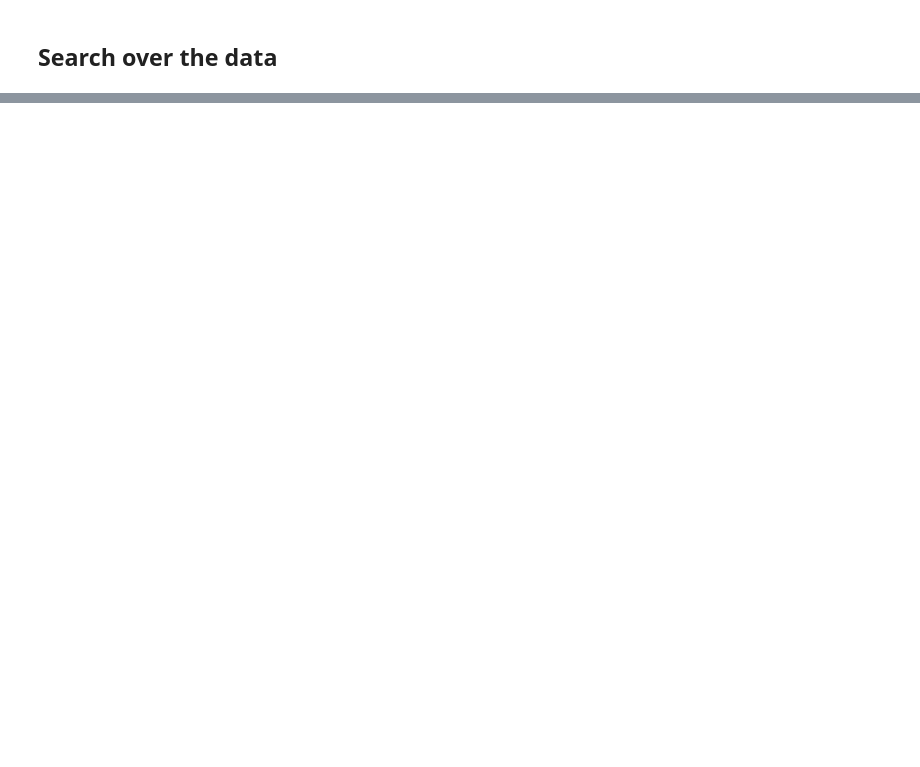
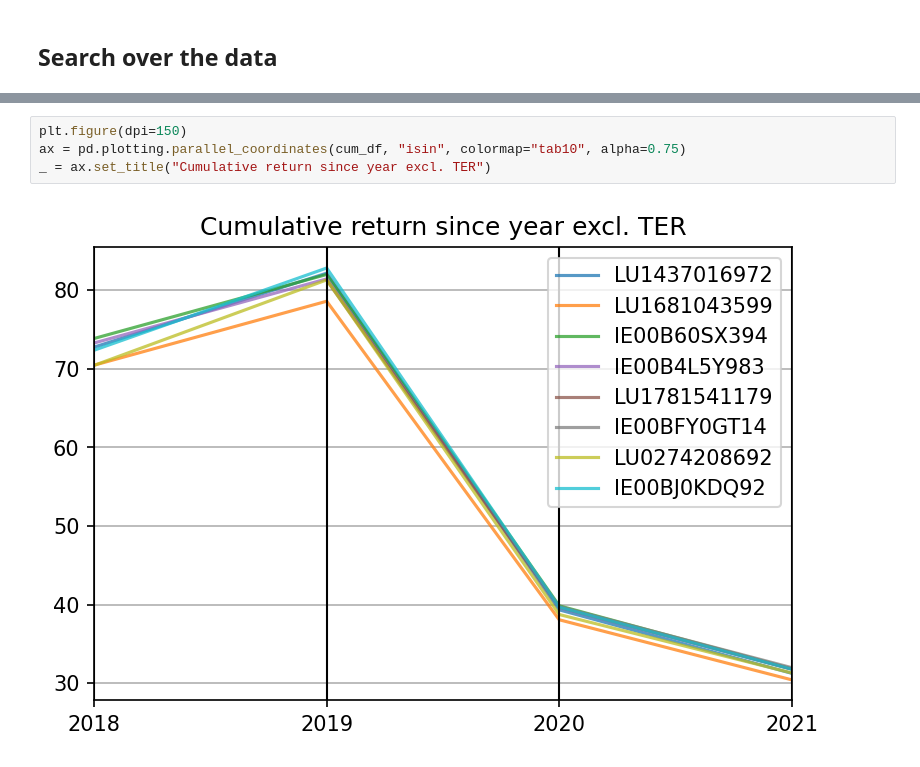
Before and after one commit to druzsan/justetf-scraping, a Jupyter notebook: justetf_scraping/justetf-scraping.ipynb, the cells around one changed output, grey strips where cells are left out. Drawn from its saved outputs; the diff is of its cells as text; blank space fills up the shorter version.

```diff
--- a/justetf_scraping/justetf-scraping.ipynb
+++ b/justetf_scraping/justetf-scraping.ipynb
@@ -469,0 +463,6 @@ _ = ax.set_title("Cumulative return since year with regard to TER")
+# %%
+plt.figure(dpi=150)
+ax = pd.plotting.parallel_coordinates(cum_df, "isin", colormap="tab10", alpha=0.75)
+_ = ax.set_title("Cumulative return since year excl. TER")
+# %% [output]
+[figure, added]
```
Also changed, not shown: parts of 46 cells of this notebook.
